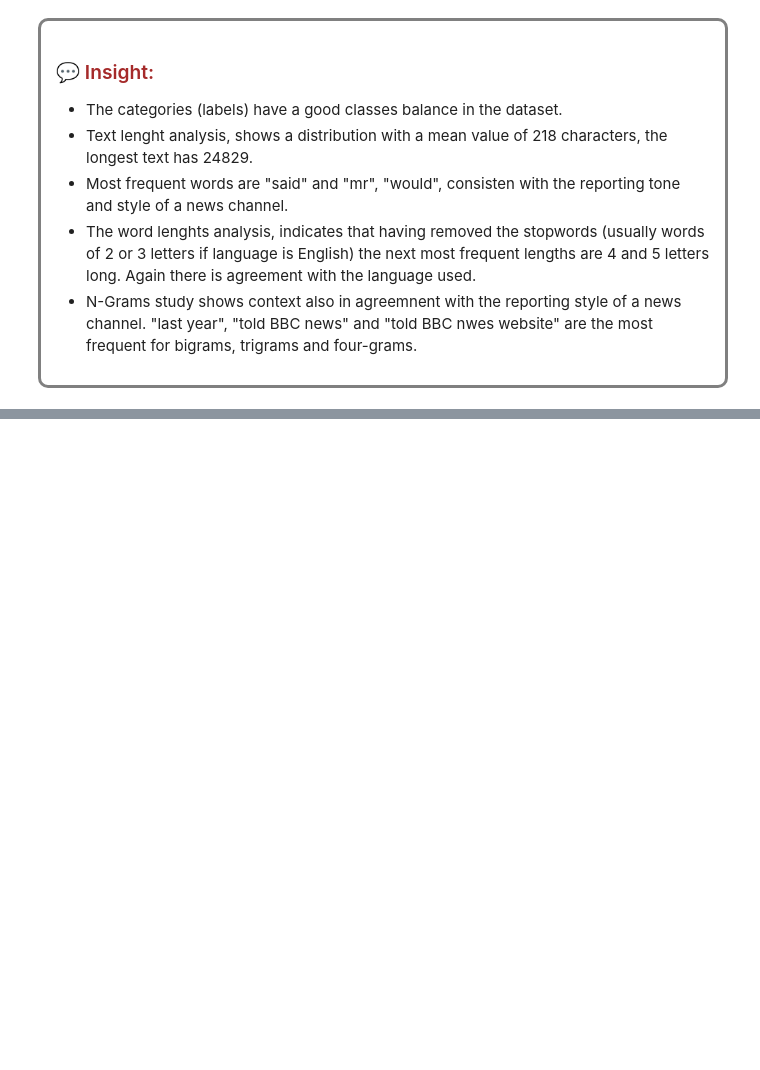
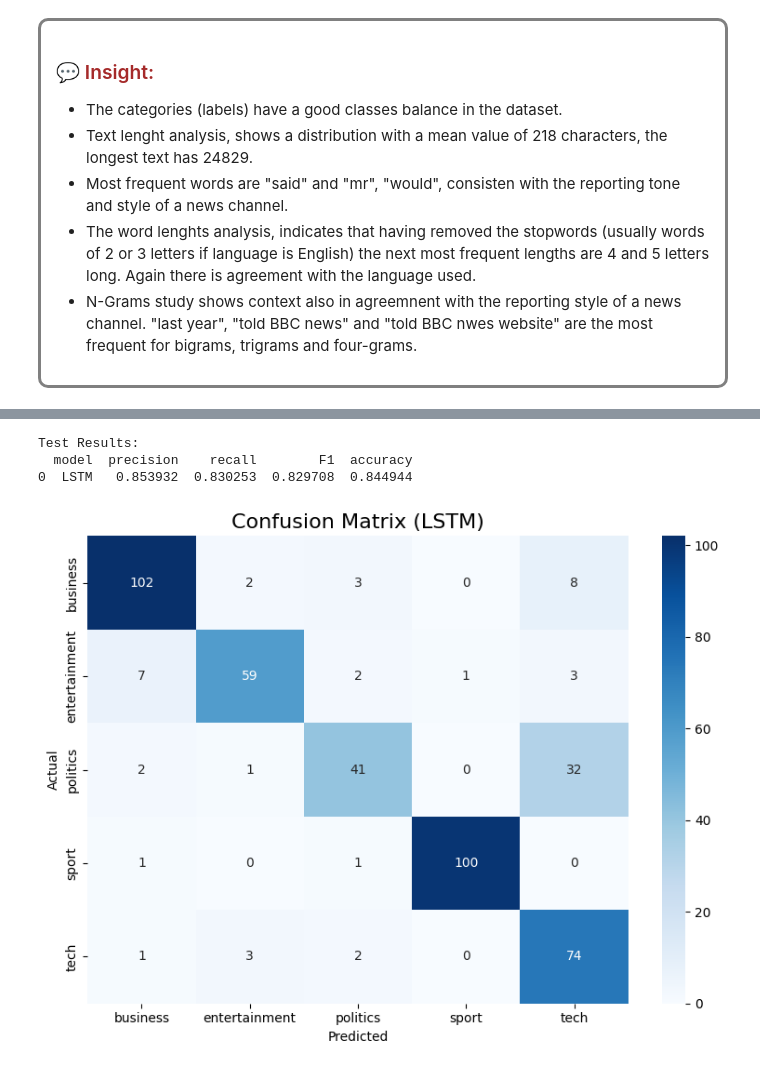
Before and after one commit to pablillo77/nlp_and_deep_learning, a Jupyter notebook: DS_NLP_DeepLearning_Final_Pablo_Giménez.ipynb, the cells around one changed output, grey strips where cells are left out. Drawn from its saved outputs; the diff is of its cells as text; code cells hidden in the pictures; blank space fills up the shorter version.

```diff
--- a/DS_NLP_DeepLearning_Final_Pablo_Giménez.ipynb
+++ b/DS_NLP_DeepLearning_Final_Pablo_Giménez.ipynb
@@ -302,0 +344,3 @@ plt.show()
+# %%
+# Training the model
+model.fit(X_train_padded, y_train, epochs=5, batch_size=32, validation_split=0.2)
@@ -302,0 +359,10 @@ plt.show()
+# %%
+# Predicting on test data
+y_test_predictions = model.predict(X_test_padded)
+y_test_pred_classes = np.argmax(y_test_predictions, axis=1)
+
+# Calculate metrics for test data
+accuracy = accuracy_score(y_test, y_test_pred_classes)
+precision = precision_score(y_test, y_test_pred_classes, average='macro')
+recall = recall_score(y_test, y_test_pred_classes, average='macro')
+f1 = f1_score(y_test, y_test_pred_classes, average='macro')
@@ -302,0 +371,30 @@ plt.show()
+# %%
+# Display results
+results = pd.DataFrame({
+    'model': ['LSTM'],
+    'precision': [precision],
+    'recall': [recall],
+    'F1': [f1],
+    'accuracy': [accuracy]
+})
+print("Test Results:")
+print(results)
+# %% [output]
+Test Results:
+  model  precision    recall        F1  accuracy
+0  LSTM   0.853932  0.830253  0.829708  0.844944
+# %%
+# Generate confusion matrix
+cm = confusion_matrix(y_test, y_test_pred_classes)
+# Plotting confusion matrix
+plt.figure(figsize=(8, 6))
+ax = sns.heatmap(cm, annot=True, fmt='d', cmap='Blues')
+ax.set_title('Confusion Matrix (LSTM)', fontsize=16)
+ax.xaxis.set_ticklabels(label_encoder.classes_, fontsize=10)
+ax.yaxis.set_ticklabels(label_encoder.classes_, fontsize=10)
+ax.set_xlabel("Predicted")
+ax.set_ylabel("Actual")
+plt.tight_layout()
+plt.show()
+# %% [output]
+[figure, added]
```
Also changed, not shown: parts of 4 cells of this notebook.
